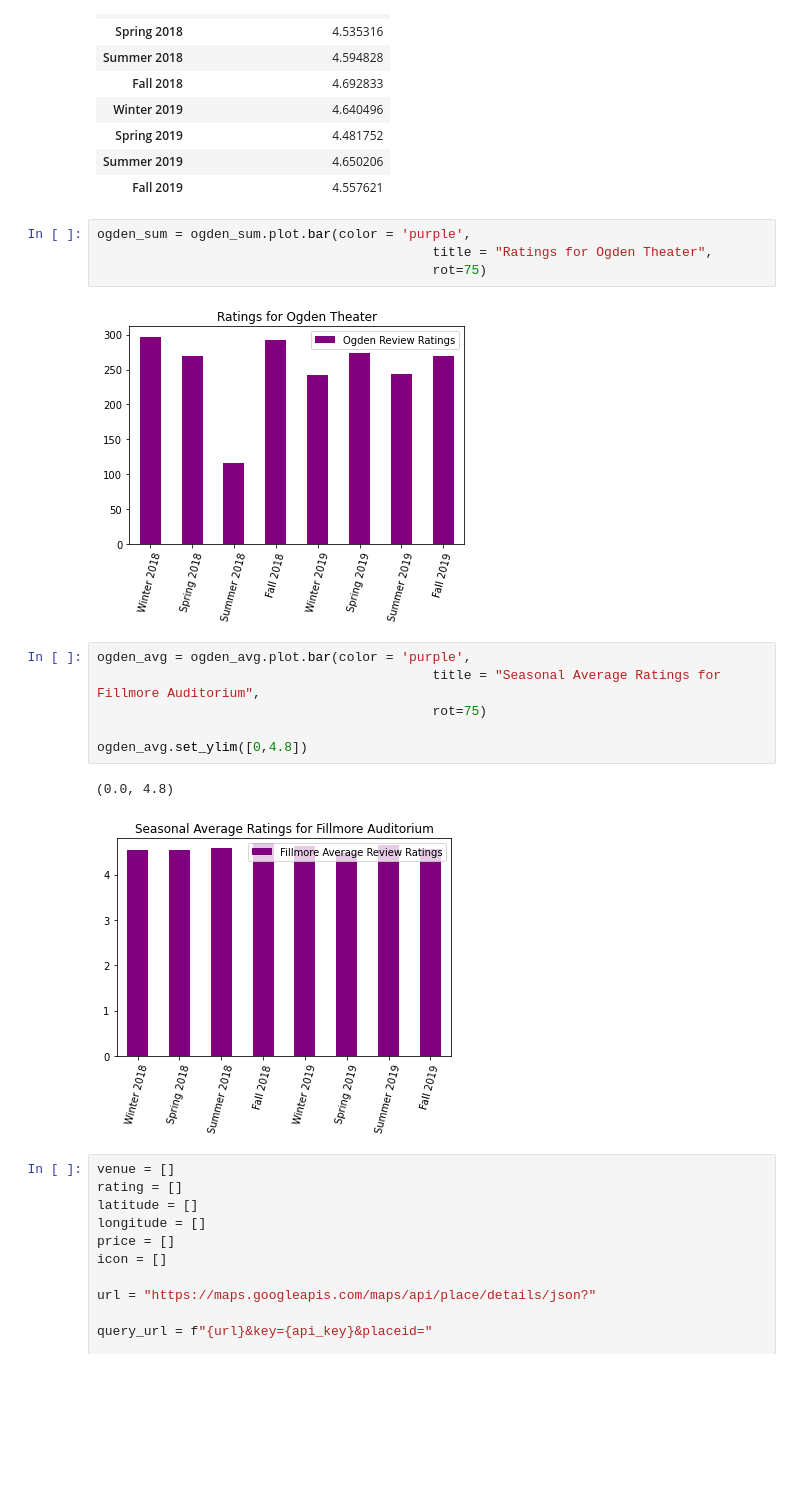
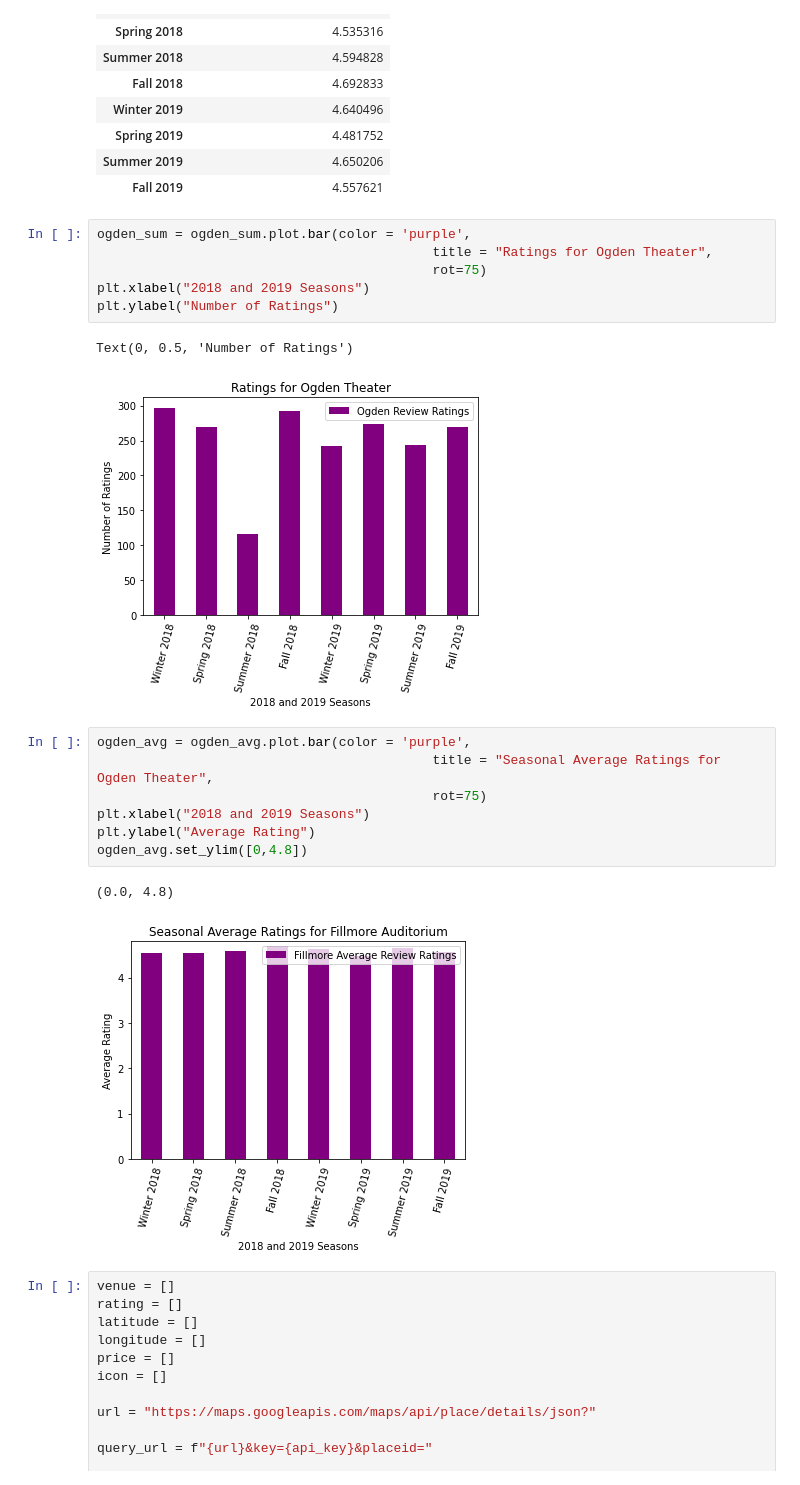
Before and after one commit to mattyk33/A-team, a Jupyter notebook: Untitled.ipynb, the cells around one changed output. Drawn from its saved outputs; the diff is of its cells as text; blank space fills up the shorter version.

```diff
--- a/Untitled.ipynb
+++ b/Untitled.ipynb
@@ -245,17 +253,21 @@ ogden_avg
 ogden_sum = ogden_sum.plot.bar(color = 'purple',
                                            title = "Ratings for Ogden Theater",
                                            rot=75)
+plt.xlabel("2018 and 2019 Seasons")
+plt.ylabel("Number of Ratings")
 # %% [output]
+Text(0, 0.5, 'Number of Ratings')
-[figure, old version]
+[figure, new version]
 # %%
 ogden_avg = ogden_avg.plot.bar(color = 'purple',
-                                           title = "Seasonal Average Ratings for Fillmore Auditorium",
+                                           title = "Seasonal Average Ratings for Ogden Theater",
                                            rot=75)
-
+plt.xlabel("2018 and 2019 Seasons")
+plt.ylabel("Average Rating")
 ogden_avg.set_ylim([0,4.8])
 # %% [output]
 (0.0, 4.8)
-[figure, old version]
+[figure, new version]
 # %%
 venue = []
 rating = []
```
Also changed, not shown: parts of 2 cells of this notebook.
